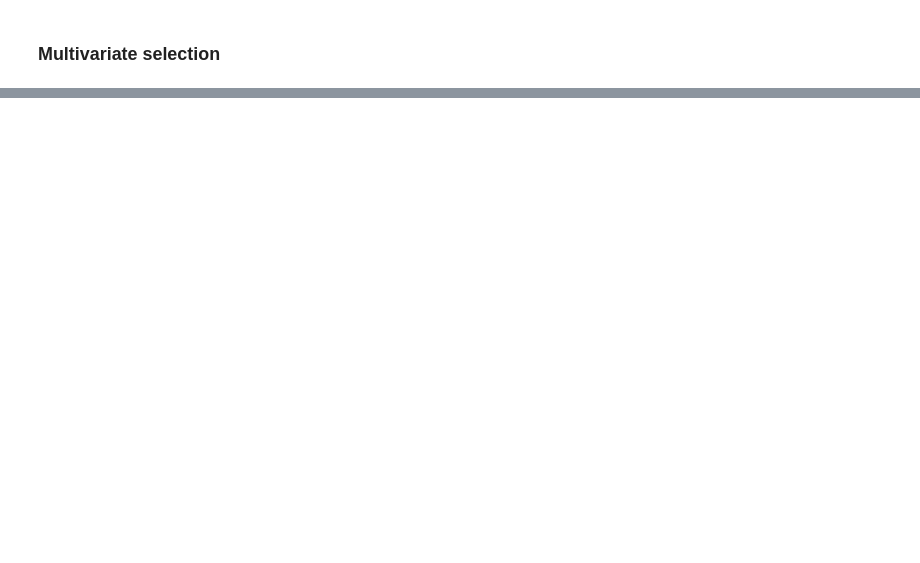
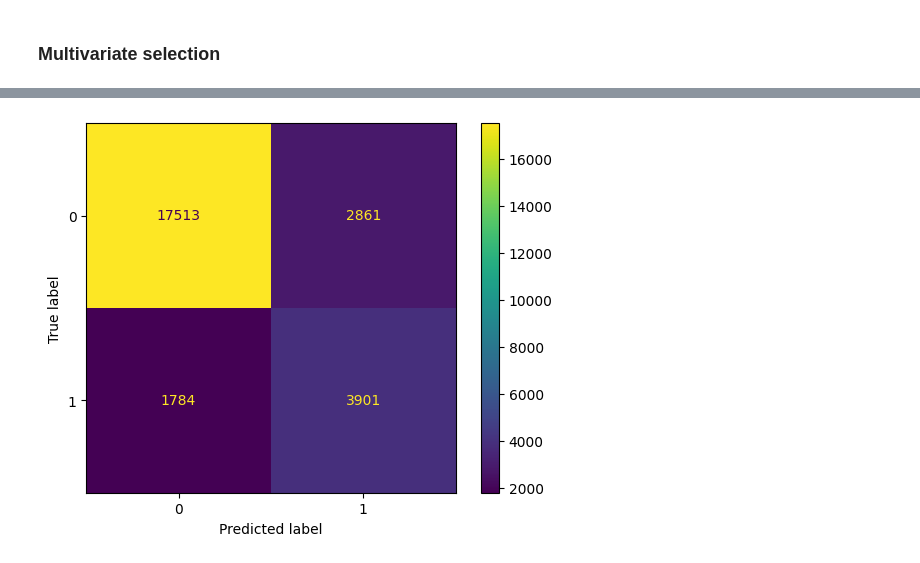
Before and after one commit to shemkatz/credit_risk, a Jupyter notebook: notebook.ipynb, the cells around one changed output, grey strips where cells are left out. Cells and saved outputs as stored; diff of their text form; code cells hidden in the pictures; blank space fills up the shorter version.

```diff
--- a/notebook.ipynb
+++ b/notebook.ipynb
@@ -961,0 +1081,21 @@ Stopping: No remaining driver adds more than 0.0100 Gini.
+# %%
+#It appears we might want to consider the threshold for predict, whether it is classed as 1 or 0 to see impact on confusion matrix
+
+from sklearn.datasets import make_classification
+from sklearn.metrics import confusion_matrix
+from sklearn.model_selection import FixedThresholdClassifier, train_test_split
+
+classifier_other_threshold = FixedThresholdClassifier(
+    model, threshold=0.3, response_method="predict_proba"
+).fit(train[selected_riskdrivers], train[target_column[0]])
+
+
+cm = confusion_matrix(train[target_column[0]], classifier_other_threshold.predict(train[selected_riskdrivers]), labels=model.classes_)
+disp = ConfusionMatrixDisplay(confusion_matrix=cm,
+                              display_labels=model.classes_)
+
+disp.plot()
+
+plt.show()
+# %% [output]
+[figure, added]
```
Also changed, not shown: parts of 13 cells of this notebook.
